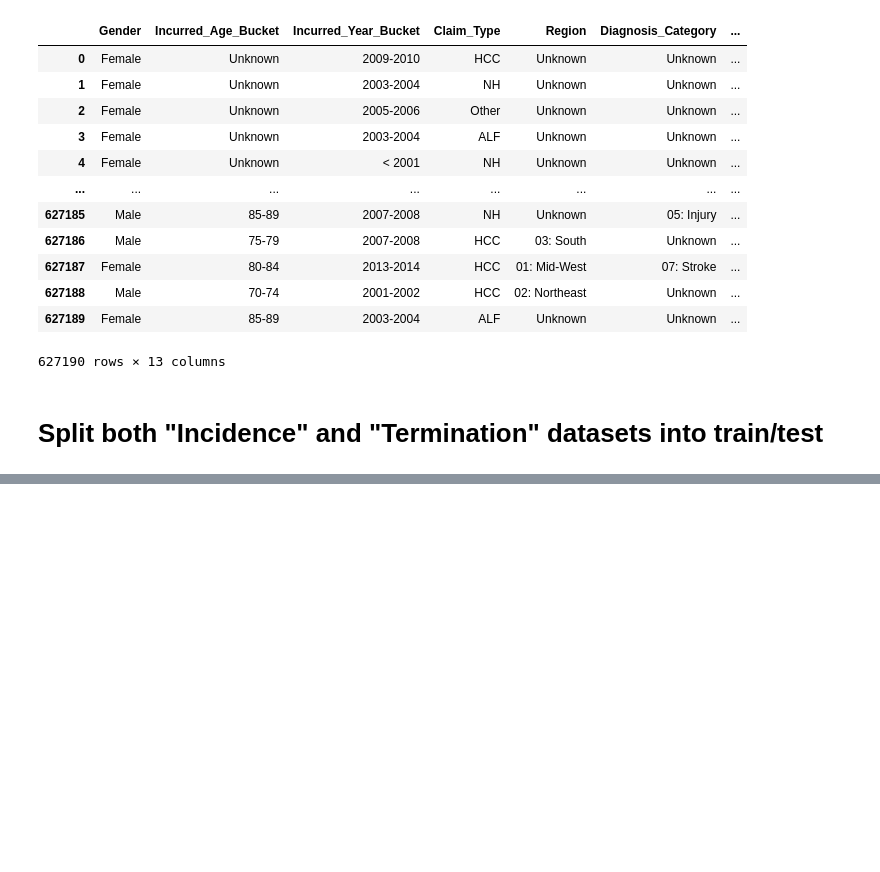
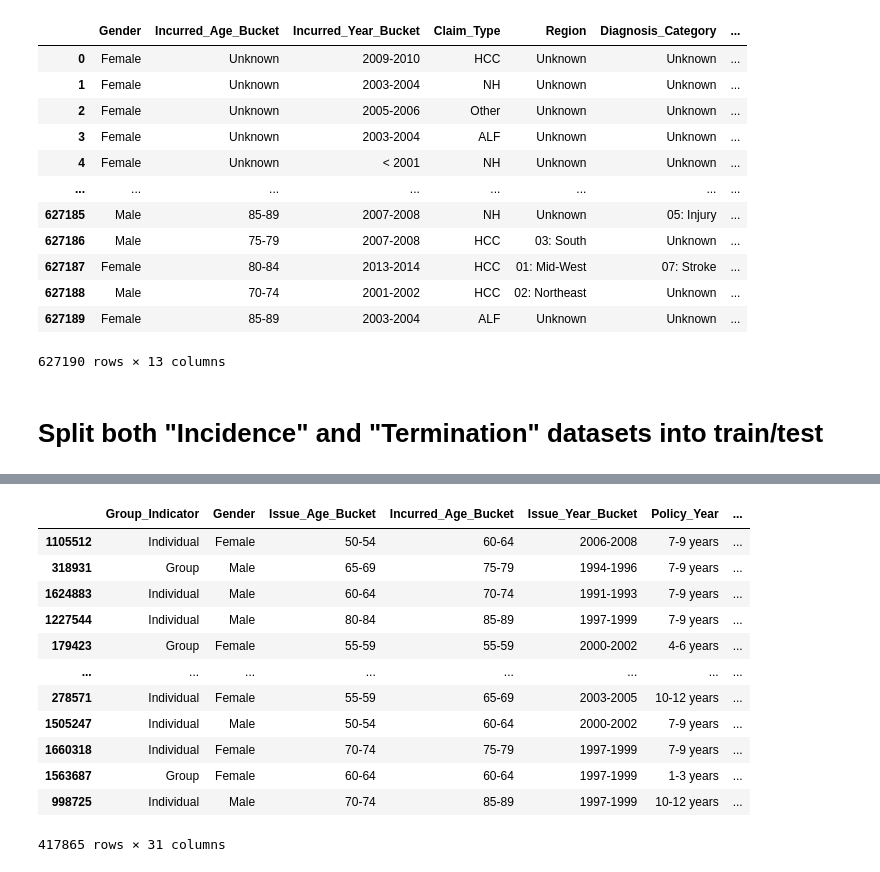
Before and after one commit to justinkao44/STA663_Project_1, a Jupyter notebook: Data_Cleaning_Process.ipynb, the cells around one changed output, grey strips where cells are left out. Cells and saved outputs as stored; diff of their text form; code cells hidden in the pictures; blank space fills up the shorter version.

```diff
--- a/Data_Cleaning_Process.ipynb
+++ b/Data_Cleaning_Process.ipynb
@@ -75,0 +99,16 @@ termination_df
+# %%
+validation_incidence_df
+# %% [output]
+|  | Group_Indicator | Gender | Issue_Age_Bucket | Incurred_Age_Bucket | Issue_Year_Bucket | Policy_Year | ... |
+| 1105512 | Individual | Female | 50-54 | 60-64 | 2006-2008 | 7-9 years | ... |
+| 318931 | Group | Male | 65-69 | 75-79 | 1994-1996 | 7-9 years | ... |
+| 1624883 | Individual | Male | 60-64 | 70-74 | 1991-1993 | 7-9 years | ... |
+| 1227544 | Individual | Male | 80-84 | 85-89 | 1997-1999 | 7-9 years | ... |
+| 179423 | Group | Female | 55-59 | 55-59 | 2000-2002 | 4-6 years | ... |
+| ... | ... | ... | ... | ... | ... | ... | ... |
+| 278571 | Individual | Female | 55-59 | 65-69 | 2003-2005 | 10-12 years | ... |
+| 1505247 | Individual | Male | 50-54 | 60-64 | 2000-2002 | 7-9 years | ... |
+| 1660318 | Individual | Female | 70-74 | 75-79 | 1997-1999 | 7-9 years | ... |
+| 1563687 | Group | Female | 60-64 | 60-64 | 1997-1999 | 1-3 years | ... |
+| 998725 | Individual | Male | 70-74 | 85-89 | 1997-1999 | 10-12 years | ... |
+417865 rows × 31 columns
```
Also changed, not shown: parts of 4 cells of this notebook.
